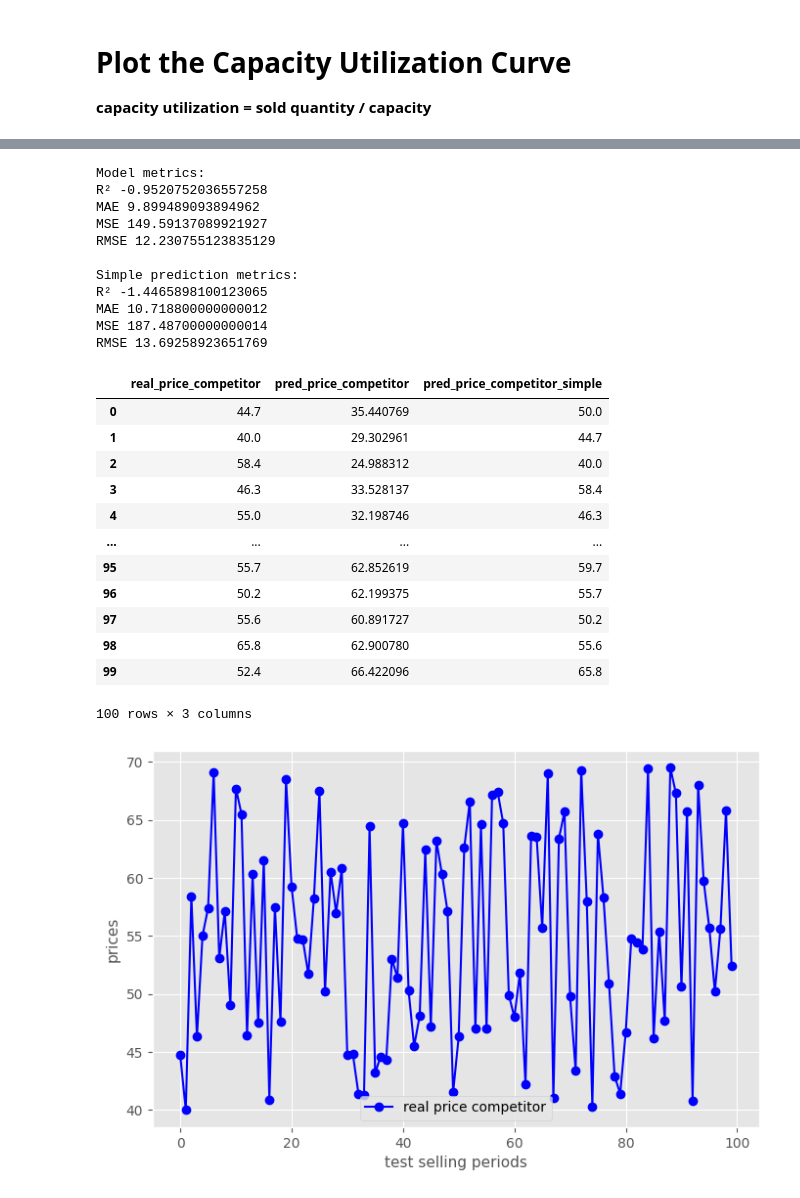
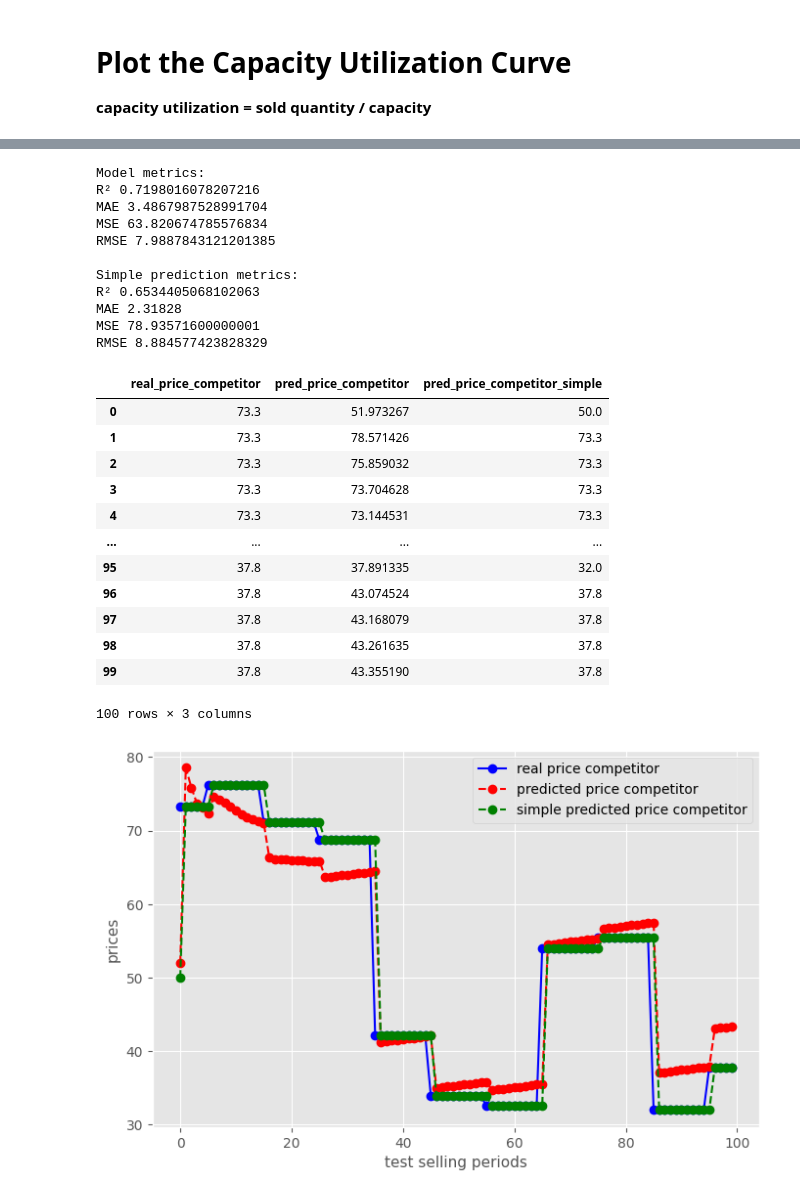
Before and after one commit to qcorveler/Optizoignons, a Jupyter notebook: Travail_Perso/Quentin/modele_prix_concurrent/W2_load_data.ipynb, the cells around one changed output, grey strips where cells are left out. Drawn from its saved outputs; the diff is of its cells as text; code cells hidden in the pictures.

```diff
--- a/Travail_Perso/Quentin/modele_prix_concurrent/W2_load_data.ipynb
+++ b/Travail_Perso/Quentin/modele_prix_concurrent/W2_load_data.ipynb
@@ -34,7 +36,7 @@ feedback['cumulative_revenue_current_selling_season']
 # %% [markdown]
 ## (2) load duopoly_competition_details.csv![image.png](attachment:0a826696-ff20-43a1-a740-046cf0511406.png)
 # %%
-df_comp_details = pd.read_csv('15.11.2025/Quentin/duopoly_competition_details.csv')
+df_comp_details = pd.read_csv('06.12.2025/Quentin/duopoly_competition_details.csv')
 df_comp_details.head(10)
 # %% [output]
 |  | competition_id | selling_season | selling_period | competitor_id | price_competitor | price | demand | ... |
@@ -343,7 +377,7 @@ class R2(OnlineMetric):
             return 0
         return 1 - self.ss_res / self.ss_tot
 # %%
-df_comp = df_comp_details[df_comp_details['competition_id']=="3fVyNT"] # 3jygWZ
+df_comp = df_comp_details[df_comp_details['competition_id']=="38BbM6"] # 3jygWZ - 3fVyNT -- 15.11.2025 // 38BbM6 -- 06.12.2025
 
 
 # Standardisation + régression linéaire avec régularisation L2
@@ -409,16 +443,16 @@ for name, m in metric_list_simple.items():
     print(name, m.get())
 # %% [output]
 Model metrics:
-R² -0.9520752036557258
-MAE 9.899489093894962
-MSE 149.59137089921927
-RMSE 12.230755123835129
+R² 0.7198016078207216
+MAE 3.4867987528991704
+MSE 63.820674785576834
+RMSE 7.9887843121201385
 
 Simple prediction metrics:
-R² -1.4465898100123065
-MAE 10.718800000000012
-MSE 187.48700000000014
-RMSE 13.69258923651769
+R² 0.6534405068102063
+MAE 2.31828
+MSE 78.93571600000001
+RMSE 8.884577423828329
 # %%
 history_test = {'price_self' : [], 'price_competitor' : []}
 results = []
@@ -453,29 +487,29 @@ df_results = pd.DataFrame({
 df_results.head(100)
 # %% [output]
 |  | real_price_competitor | pred_price_competitor | pred_price_competitor_simple |
-| 0 | 44.7 | 35.440769 | 50.0 |
-| 1 | 40.0 | 29.302961 | 44.7 |
-| 2 | 58.4 | 24.988312 | 40.0 |
-| 3 | 46.3 | 33.528137 | 58.4 |
-| 4 | 55.0 | 32.198746 | 46.3 |
+| 0 | 73.3 | 51.973267 | 50.0 |
+| 1 | 73.3 | 78.571426 | 73.3 |
+| 2 | 73.3 | 75.859032 | 73.3 |
+| 3 | 73.3 | 73.704628 | 73.3 |
+| 4 | 73.3 | 73.144531 | 73.3 |
 | ... | ... | ... | ... |
-| 95 | 55.7 | 62.852619 | 59.7 |
-| 96 | 50.2 | 62.199375 | 55.7 |
-| 97 | 55.6 | 60.891727 | 50.2 |
-| 98 | 65.8 | 62.900780 | 55.6 |
-| 99 | 52.4 | 66.422096 | 65.8 |
+| 95 | 37.8 | 37.891335 | 32.0 |
+| 96 | 37.8 | 43.074524 | 37.8 |
+| 97 | 37.8 | 43.168079 | 37.8 |
+| 98 | 37.8 | 43.261635 | 37.8 |
+| 99 | 37.8 | 43.355190 | 37.8 |
 100 rows × 3 columns
 # %%
 fig, ax = plt.subplots(figsize=(8,5))
 ax.plot(df_results.index[:100], df_results['real_price_competitor'][:100], 'bo', linestyle='-', label = 'real price competitor')
-# ax.plot(df_results.index[:100], df_results['pred_price_competitor'][:100], 'ro', linestyle='--', label = 'predicted price competitor')
-# ax.plot(df_results.index[:100], df_results['pred_price_competitor_simple'][:100], 'go', linestyle='--', label = 'simple predicted price competitor')
+ax.plot(df_results.index[:100], df_results['pred_price_competitor'][:100], 'ro', linestyle='--', label = 'predicted price competitor')
+ax.plot(df_results.index[:100], df_results['pred_price_competitor_simple'][:100], 'go', linestyle='--', label = 'simple predicted price competitor')
 ax.set_xlabel('test selling periods', size=11)
 ax.set_ylabel("prices" , size=11)
 ax.legend()
 plt.show()
 # %% [output]
-[figure, old version]
+[figure, new version]
 # %%
 # Accéder au modèle final dans le pipeline
 
```
Also changed, not shown: parts of 16 cells of this notebook, 6 other files.
